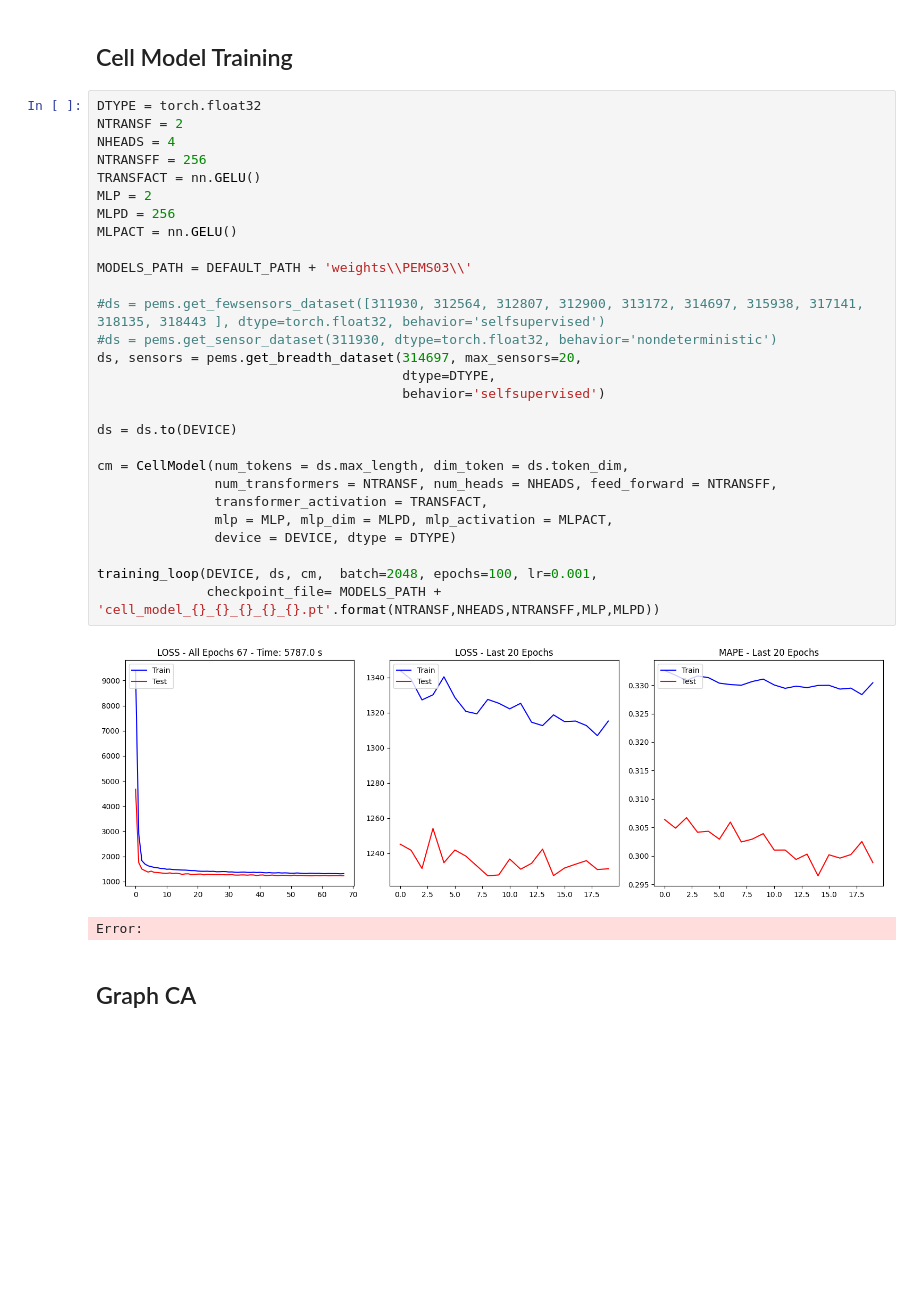
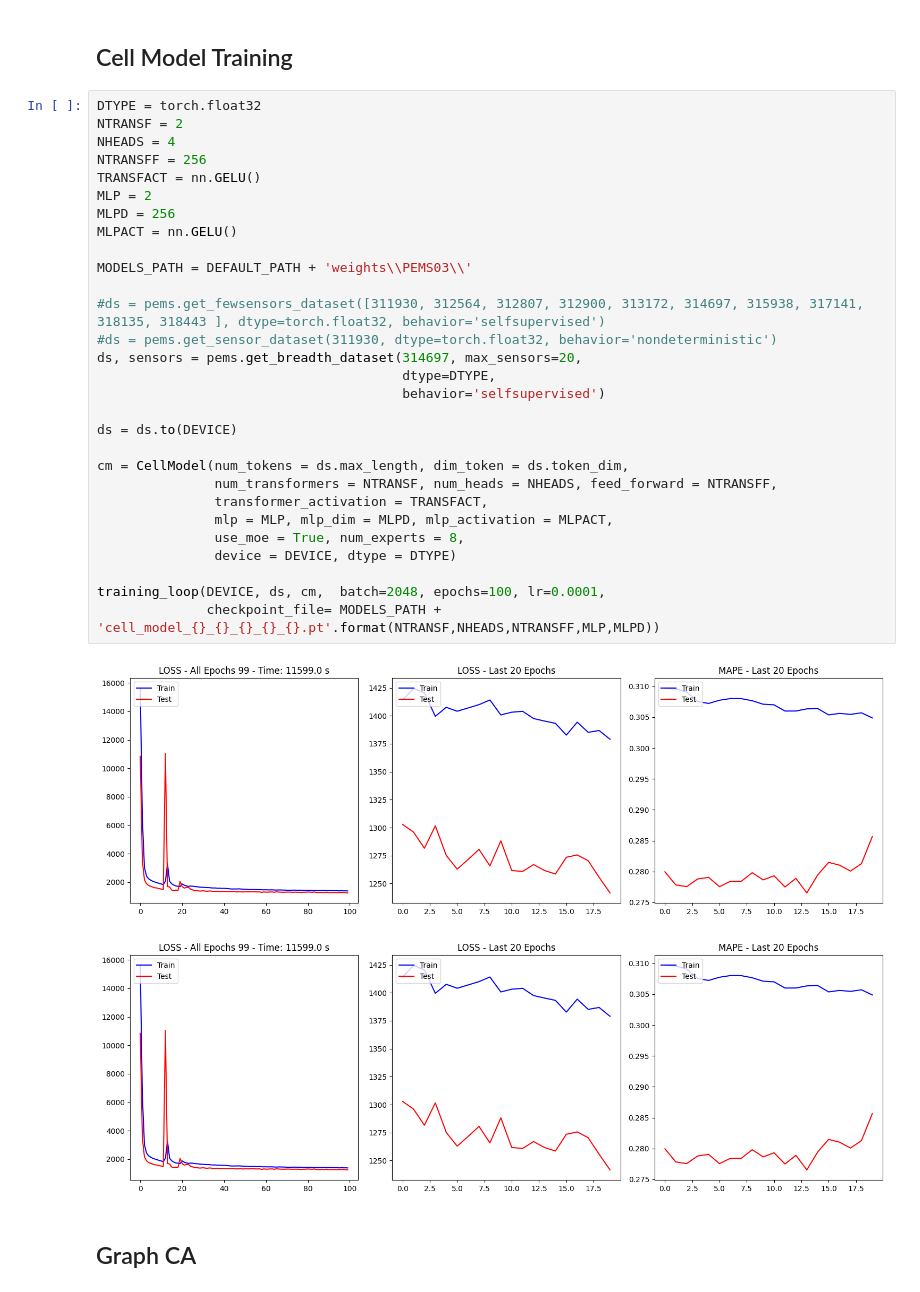
Before and after one commit to petroniocandido/st_nca, a Jupyter notebook: experiments.ipynb, the cells around one changed output. Drawn from its saved outputs; the diff is of its cells as text; blank space fills up the shorter version.

```diff
--- a/experiments.ipynb
+++ b/experiments.ipynb
@@ -47,34 +47,35 @@ pems = PEMS03(edges_file=edges_file, nodes_file=nodes_file, data_file=data_file)
 # %%
 DTYPE = torch.float32
 NTRANSF = 2
 NHEADS = 4
 NTRANSFF = 256
 TRANSFACT = nn.GELU()
 MLP = 2
 MLPD = 256
 MLPACT = nn.GELU()
 
 MODELS_PATH = DEFAULT_PATH + 'weights\\PEMS03\\'
 
 #ds = pems.get_fewsensors_dataset([311930, 312564, 312807, 312900, 313172, 314697, 315938, 317141, 318135, 318443 ], dtype=torch.float32, behavior='selfsupervised')
 #ds = pems.get_sensor_dataset(311930, dtype=torch.float32, behavior='nondeterministic')
 ds, sensors = pems.get_breadth_dataset(314697, max_sensors=20,
                                        dtype=DTYPE,
                                        behavior='selfsupervised')
 
 ds = ds.to(DEVICE)
 
 cm = CellModel(num_tokens = ds.max_length, dim_token = ds.token_dim,
                num_transformers = NTRANSF, num_heads = NHEADS, feed_forward = NTRANSFF,
                transformer_activation = TRANSFACT,
                mlp = MLP, mlp_dim = MLPD, mlp_activation = MLPACT,
+               use_moe = True, num_experts = 8,
                device = DEVICE, dtype = DTYPE)
 
-training_loop(DEVICE, ds, cm,  batch=2048, epochs=100, lr=0.001,
+training_loop(DEVICE, ds, cm,  batch=2048, epochs=100, lr=0.0001,
               checkpoint_file= MODELS_PATH + 'cell_model_{}_{}_{}_{}_{}.pt'.format(NTRANSF,NHEADS,NTRANSFF,MLP,MLPD))
 # %% [output]
-[figure, old version]
+[figure, new version]
-Error:
+[figure, added]
 # %% [markdown]
 ## Graph CA
 # %%
```
Also changed, not shown: parts of 3 cells of this notebook, 7 other files.
